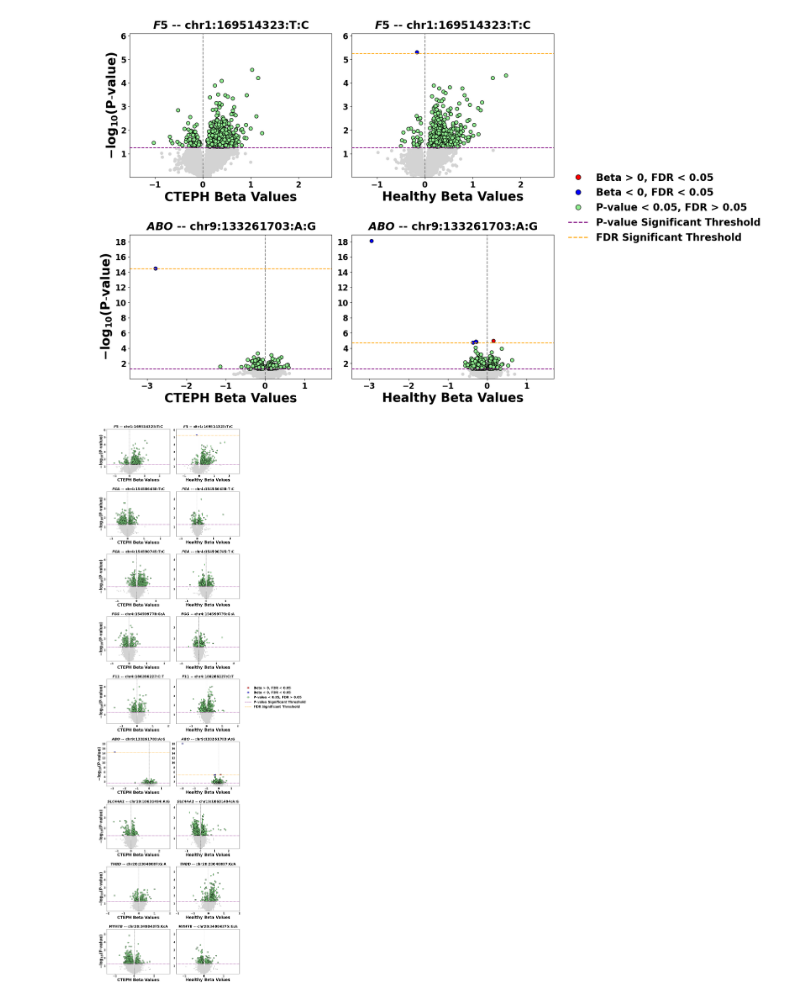
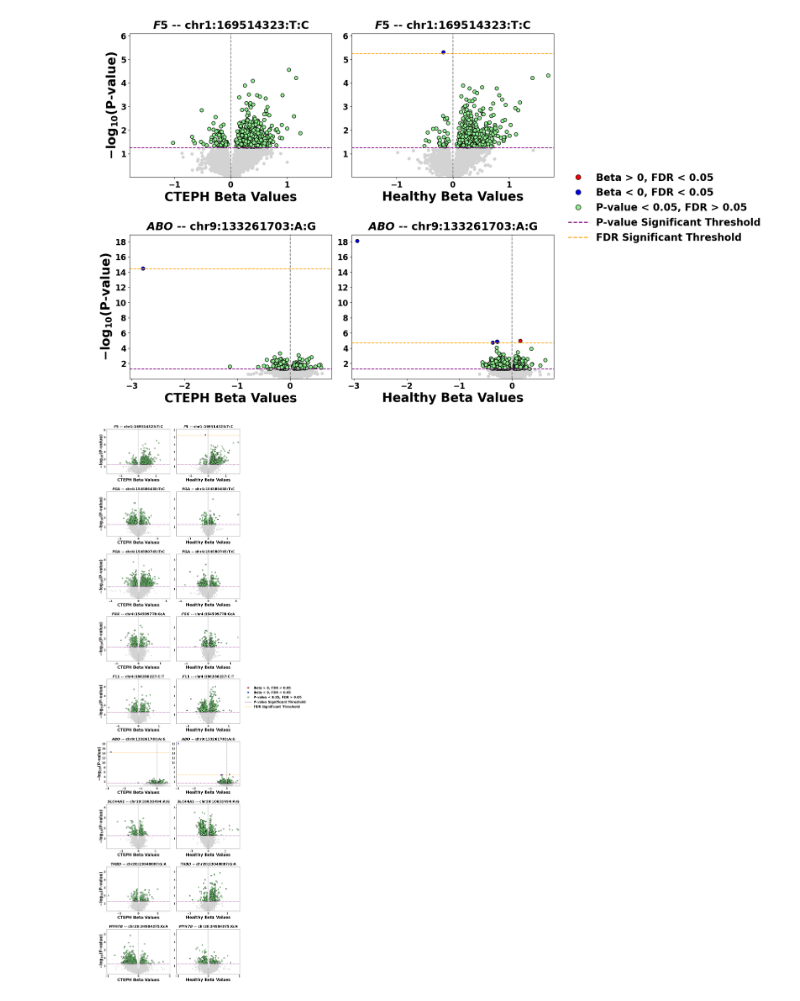
Before and after one commit to ZhaoTie-re/cteph_graph, a Jupyter notebook: common_volcano.ipynb, the cells around one changed output. Cells and saved outputs as stored; diff of their text form; code cells hidden in the pictures.

Commit message:
update graph

```diff
--- a/common_volcano.ipynb
+++ b/common_volcano.ipynb
@@ -136,41 +136,48 @@ for i, key in enumerate(keys):
     # ax2.set_ylabel('-log$_{10}$(P-value)', fontsize=18, weight='bold')
 
     # Calculate min and max for current key
-    min_beta = min(min(case_beta_series), min(control_beta_series)) - 0.5
-    max_beta = max(max(case_beta_series), max(control_beta_series)) + 1
+    min_beta = min(min(case_beta_series), min(control_beta_series))
+    max_beta = max(max(case_beta_series), max(control_beta_series))
     min_pvalue = min(min(case_pvalue_series), min(control_pvalue_series))
     max_pvalue = max(max(case_pvalue_series), max(control_pvalue_series))
 
-    ax1.set_xlim([min_beta, max_beta])
-    ax2.set_xlim([min_beta, max_beta])
+    sym_limit = max(abs(min_beta), abs(max_beta)) + 0.1
+
+    if key == 'chr9:133261703:A:G':
+        ax1.set_xlim([min_beta-0.1, max_beta+0.1])
+        ax2.set_xlim([min_beta-0.1, max_beta+0.1])
+    else:
+        ax1.set_xlim([-sym_limit, sym_limit])
+        ax2.set_xlim([-sym_limit, sym_limit])
+
     ax1.set_ylim([-np.log10(max_pvalue), -np.log10(min_pvalue) + 0.8])
     ax2.set_ylim([-np.log10(max_pvalue), -np.log10(min_pvalue) + 0.8])
 
     ax1.xaxis.set_major_locator(MaxNLocator(integer=True))
     ax1.yaxis.set_major_locator(MaxNLocator(integer=True))
     ax2.xaxis.set_major_locator(MaxNLocator(integer=True))
     ax2.yaxis.set_major_locator(MaxNLocator(integer=True))
 
     ax1.tick_params(axis='both', labelsize=16)
     ax2.tick_params(axis='both', labelsize=16)
 
     gene = known_loci.loc[known_loci['ID'] == key, 'GENE'].values[0]
     ax1.set_title(r'$\mathit{\boldsymbol{' + gene + '}}$' + f' -- {key}', fontsize=22, y=1.09, verticalalignment='top', transform=ax1.transAxes, weight='bold')
     ax2.set_title(r'$\mathit{\boldsymbol{' + gene + '}}$' + f' -- {key}', fontsize=22, y=1.09, verticalalignment='top', transform=ax2.transAxes, weight='bold')
 
 fig.legend(handles=[plt.Line2D([0], [0], color='red', marker='o', linestyle='', markersize=10, markeredgecolor='black', label='Beta > 0, FDR < 0.05'),
                     plt.Line2D([0], [0], color='blue', marker='o', linestyle='', markersize=10, markeredgecolor='black', label='Beta < 0, FDR < 0.05'),
                     plt.Line2D([0], [0], color='lightgreen', marker='o', linestyle='', markersize=10, markeredgecolor='black', label='P-value < 0.05, FDR > 0.05'),
                     plt.Line2D([0], [0], color='purple', linestyle='--', linewidth=2, label='P-value Significant Threshold'),
                     plt.Line2D([0], [0], color='orange', linestyle='--', linewidth=2, label='FDR Significant Threshold')],
                     # plt.Line2D([0], [0], color='gray', linestyle='--', linewidth=2, label='Beta Value = 0')],
           loc='center left', bbox_to_anchor=(1.0, 0.5), frameon=False, fontsize=20, markerscale=1)
 
 plt.tight_layout(rect=[0, 0.03, 1, 0.95])
 plt.subplots_adjust(hspace=0.4)
 plt.show()
 # %% [output]
-[figure, old version]
+[figure, new version]
 # %%
 import pandas as pd
 import numpy as np
@@ -246,13 +253,20 @@ for i, key in enumerate(keys):
     # ax2.set_ylabel('-log$_{10}$(P-value)', fontsize=18, weight='bold')
 
     # Calculate min and max for current key
-    min_beta = min(min(case_beta_series), min(control_beta_series)) - 0.5
-    max_beta = max(max(case_beta_series), max(control_beta_series)) + 1
+    min_beta = min(min(case_beta_series), min(control_beta_series))
+    max_beta = max(max(case_beta_series), max(control_beta_series))
     min_pvalue = min(min(case_pvalue_series), min(control_pvalue_series))
     max_pvalue = max(max(case_pvalue_series), max(control_pvalue_series))
 
-    ax1.set_xlim([min_beta, max_beta])
-    ax2.set_xlim([min_beta, max_beta])
+    sym_limit = max(abs(min_beta), abs(max_beta)) + 0.1
+
+    if key == 'chr9:133261703:A:G':
+        ax1.set_xlim([min_beta-0.1, max_beta+0.1])
+        ax2.set_xlim([min_beta-0.1, max_beta+0.1])
+    else:
+        ax1.set_xlim([-sym_limit, sym_limit])
+        ax2.set_xlim([-sym_limit, sym_limit])
+
     ax1.set_ylim([-np.log10(max_pvalue), -np.log10(min_pvalue) + 0.8])
     ax2.set_ylim([-np.log10(max_pvalue), -np.log10(min_pvalue) + 0.8])
 
@@ -280,4 +294,4 @@ plt.tight_layout(rect=[0, 0.03, 1, 0.95])
 plt.subplots_adjust(hspace=0.4)
 plt.show()
 # %% [output]
-[figure, old version]
+[figure, new version]
```
